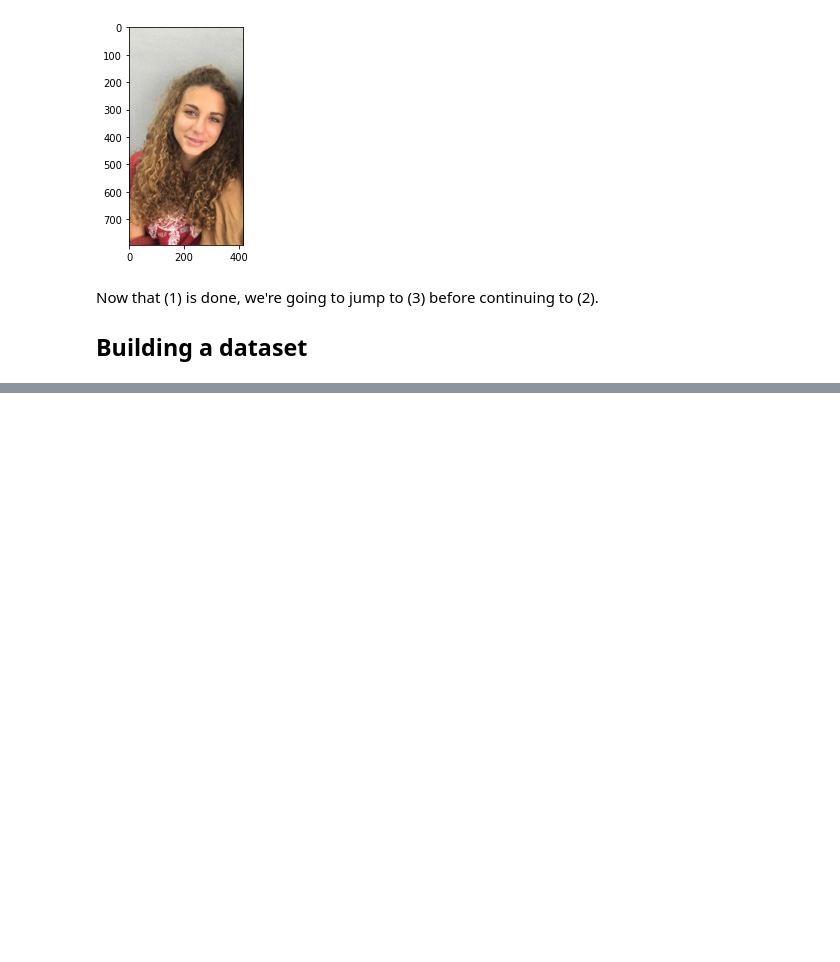
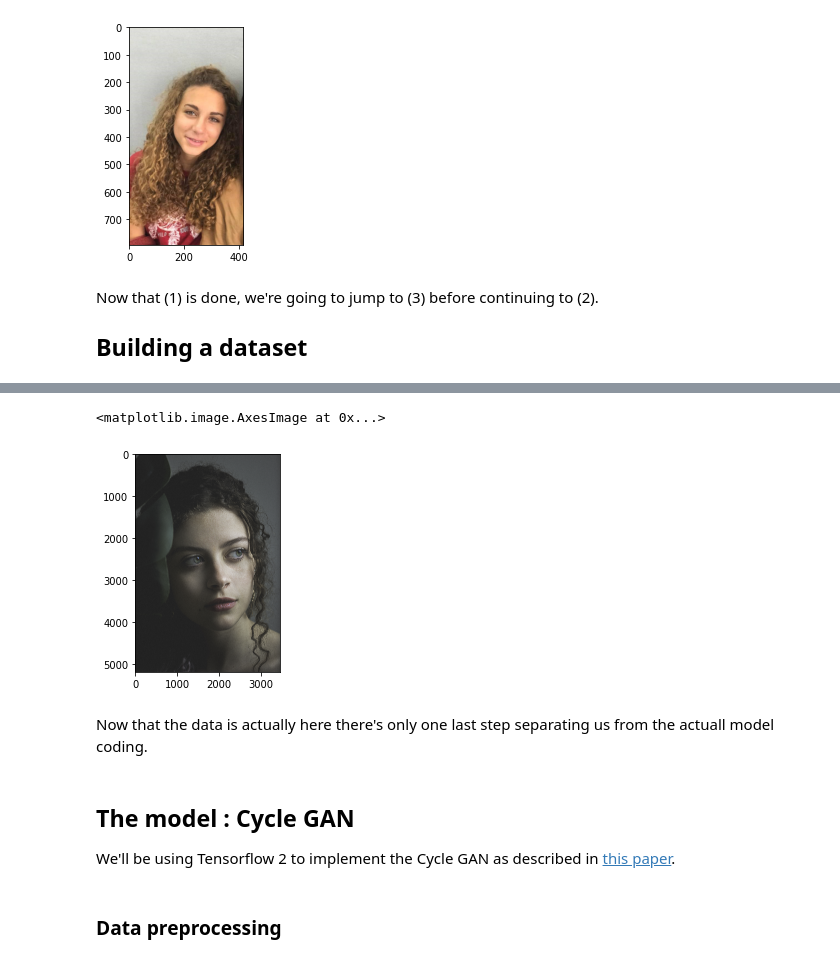
Before and after one commit to GiuliaLanzillotta/My-ML-exercises, a Jupyter notebook: Turning_my_sister_into_an_old_painting.ipynb, the cells around one changed output, grey strips where cells are left out. Saved outputs shown, nothing was run; the diff lists cells and outputs as text; code cells hidden in the pictures; blank space fills up the shorter version.

```diff
--- a/Turning_my_sister_into_an_old_painting.ipynb
+++ b/Turning_my_sister_into_an_old_painting.ipynb
@@ -130,0 +70,8 @@ index.html              [ <=>                ] 613.53K  3.30MB/s    in 0.2s
+# %%
+img = mpimg.imread(join(pictures_folder,pictures_files[130]))
+plt.imshow(img)
+# %% [output]
+<matplotlib.image.AxesImage at 0x...>
+[figure, added]
+# %% [markdown]
+Now that the data is actually here there's only one last step separating us from the actuall model coding.
@@ -130,0 +94,6 @@ index.html              [ <=>                ] 613.53K  3.30MB/s    in 0.2s
+# %% [markdown]
+## The model : Cycle GAN
+
+We'll be using Tensorflow 2 to implement the Cycle GAN as described in [this paper](https://arxiv.org/pdf/1703.10593.pdf).
+# %% [markdown]
+### Data preprocessing
```
Also changed, not shown: parts of 28 cells of this notebook.
